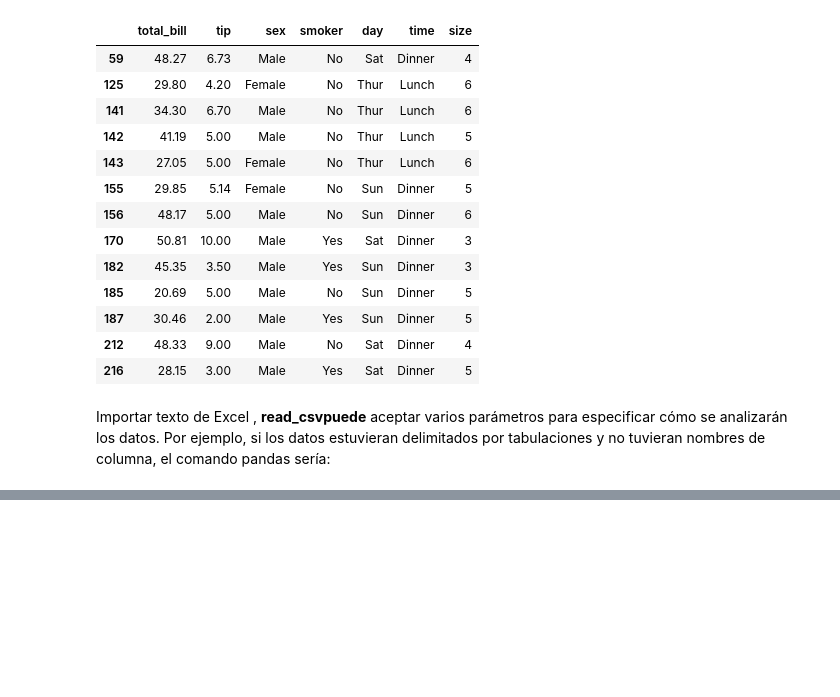
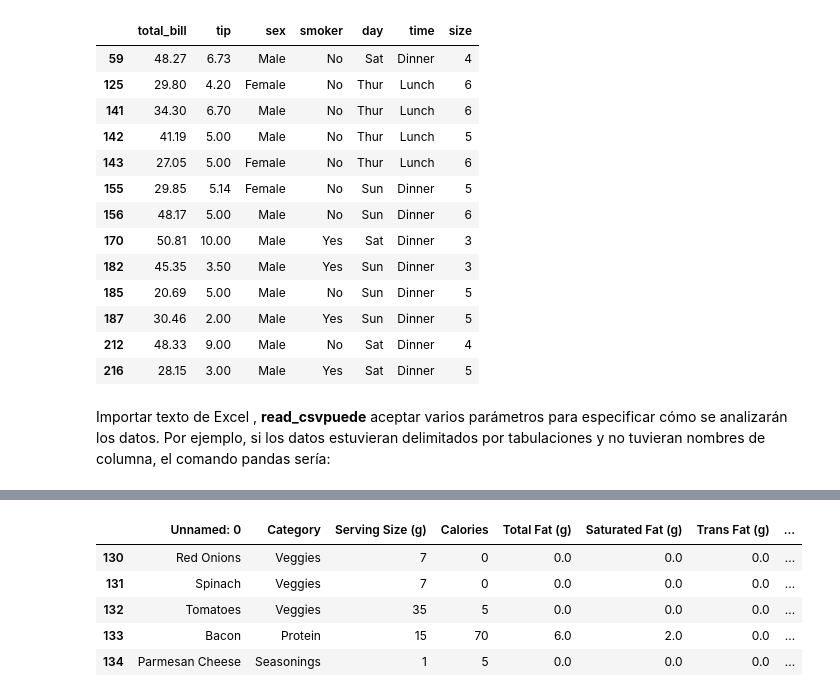
Before and after one commit to wilmanAQ/Inteligencia_Artificial, a Jupyter notebook: Clase_segundo_corte_panda_IA.ipynb, the cells around one changed output, grey strips where cells are left out. Cells and saved outputs as stored; diff of their text form; code cells hidden in the pictures; blank space fills up the shorter version.

```diff
--- a/Clase_segundo_corte_panda_IA.ipynb
+++ b/Clase_segundo_corte_panda_IA.ipynb
@@ -531 +544,11 @@ pd.read_csv("/content/exported_data.csv")
+# %%
+expor_data = pd.read_csv("/exported_data.csv")#/exported_data.csv
+expor_data.tail(5)
+# %% [output]
+|  | Unnamed: 0 | Category | Serving Size (g) | Calories | Total Fat (g) | Saturated Fat (g) | Trans Fat (g) | ... |
+| 130 | Red Onions | Veggies | 7 | 0 | 0.0 | 0.0 | 0.0 | ... |
+| 131 | Spinach | Veggies | 7 | 0 | 0.0 | 0.0 | 0.0 | ... |
+| 132 | Tomatoes | Veggies | 35 | 5 | 0.0 | 0.0 | 0.0 | ... |
+| 133 | Bacon | Protein | 15 | 70 | 6.0 | 2.0 | 0.0 | ... |
+| 134 | Parmesan Cheese | Seasonings | 1 | 5 | 0.0 | 0.0 | 0.0 | ... |
 # %%
```
Also changed, not shown: parts of 15 cells of this notebook.
